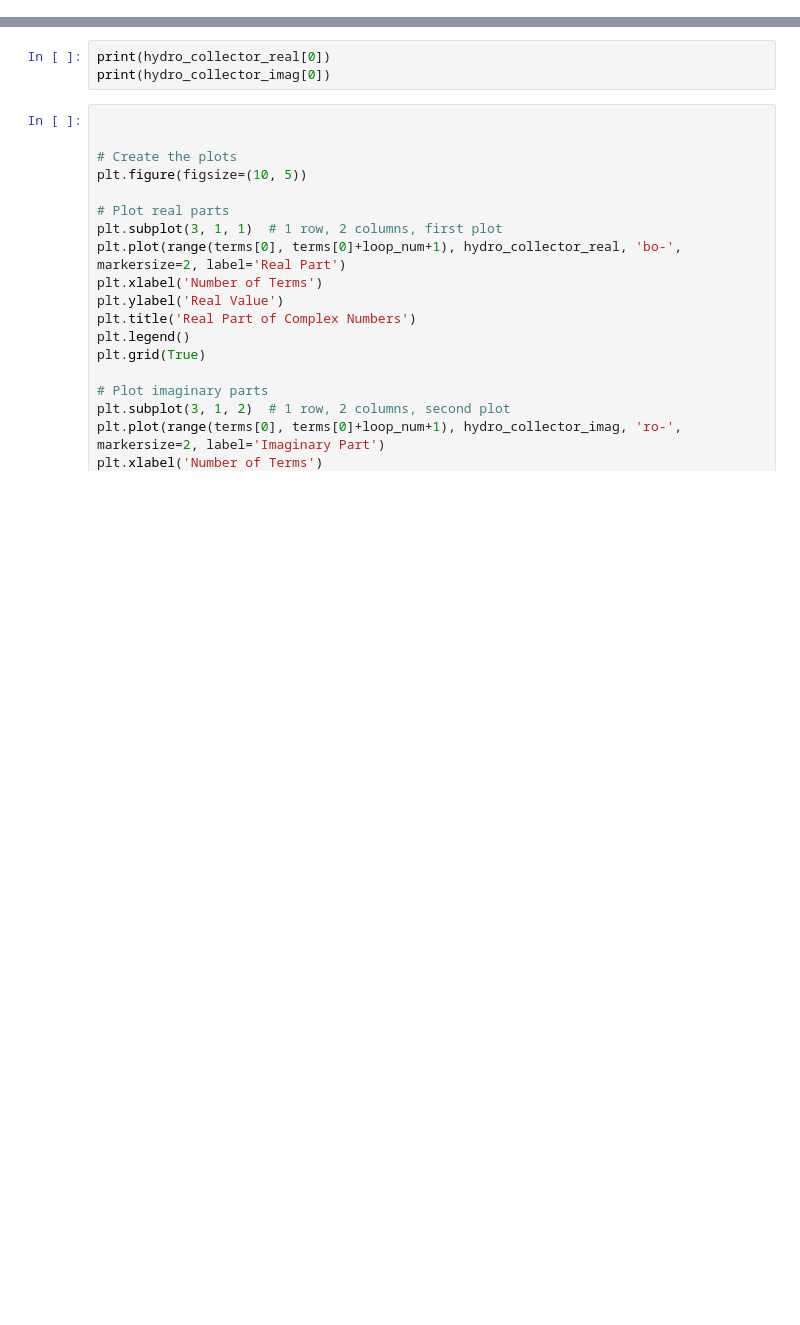
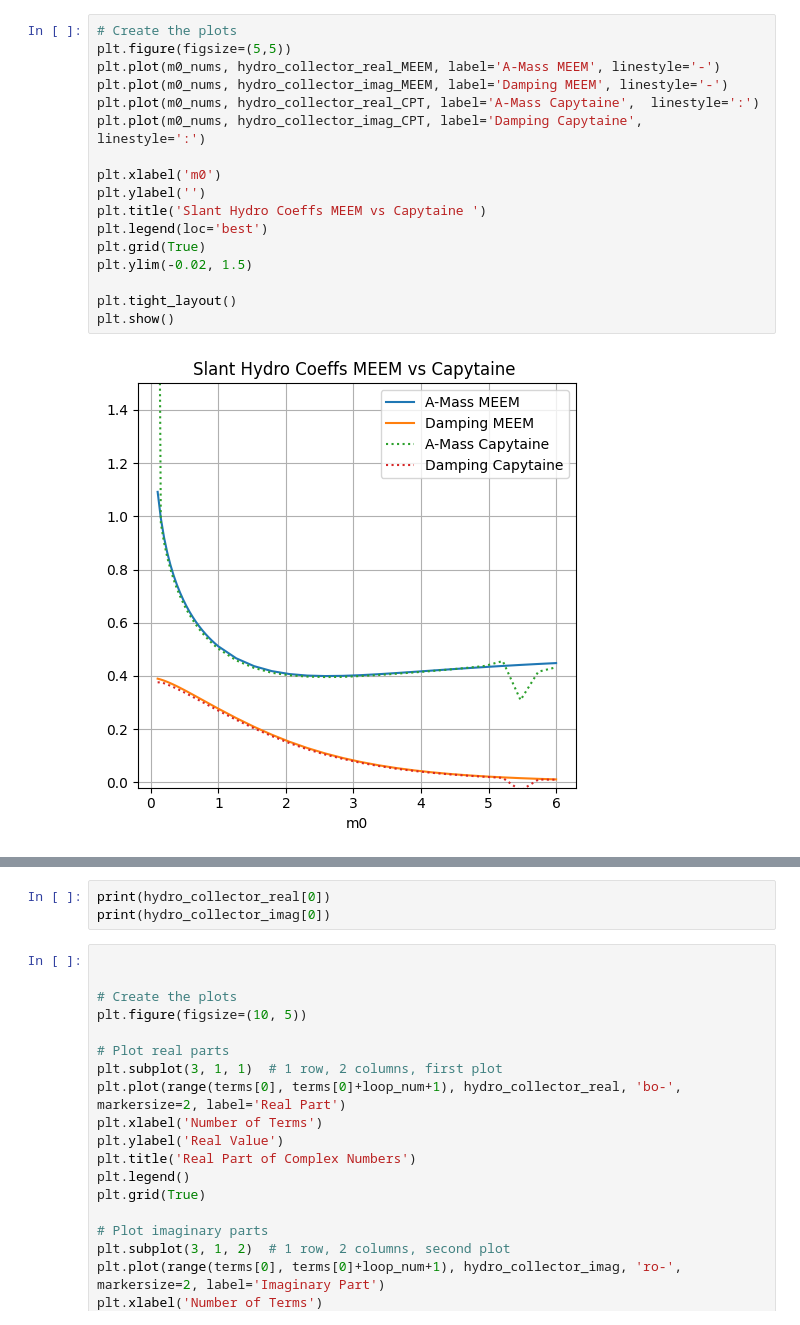
Before and after one commit to symbiotic-engineering/OpenFLASH, a Jupyter notebook: src/python/convergence study/multi_MEEM_convergence_study.ipynb, the cells around one changed output, grey strips where cells are left out. Drawn from its saved outputs; the diff is of its cells as text; blank space fills up the shorter version.

Commit message:
convergence study files with MEEM and Capytaine comparisons

```diff
--- a/src/python/convergence study/multi_MEEM_convergence_study.ipynb
+++ b/src/python/convergence study/multi_MEEM_convergence_study.ipynb
@@ -674,0 +842,19 @@ print(hydro_collector_imag)
+# %%
+# Create the plots
+plt.figure(figsize=(5,5))
+plt.plot(m0_nums, hydro_collector_real_MEEM, label='A-Mass MEEM', linestyle='-')
+plt.plot(m0_nums, hydro_collector_imag_MEEM, label='Damping MEEM', linestyle='-')
+plt.plot(m0_nums, hydro_collector_real_CPT, label='A-Mass Capytaine',  linestyle=':')
+plt.plot(m0_nums, hydro_collector_imag_CPT, label='Damping Capytaine',  linestyle=':')
+
+plt.xlabel('m0')
+plt.ylabel('')
+plt.title('Slant Hydro Coeffs MEEM vs Capytaine ')
+plt.legend(loc='best')
+plt.grid(True)
+plt.ylim(-0.02, 1.5)
+
+plt.tight_layout()
+plt.show()
+# %% [output]
+[figure, added]
```
Also changed, not shown: parts of 9 cells of this notebook, 1 other file.
